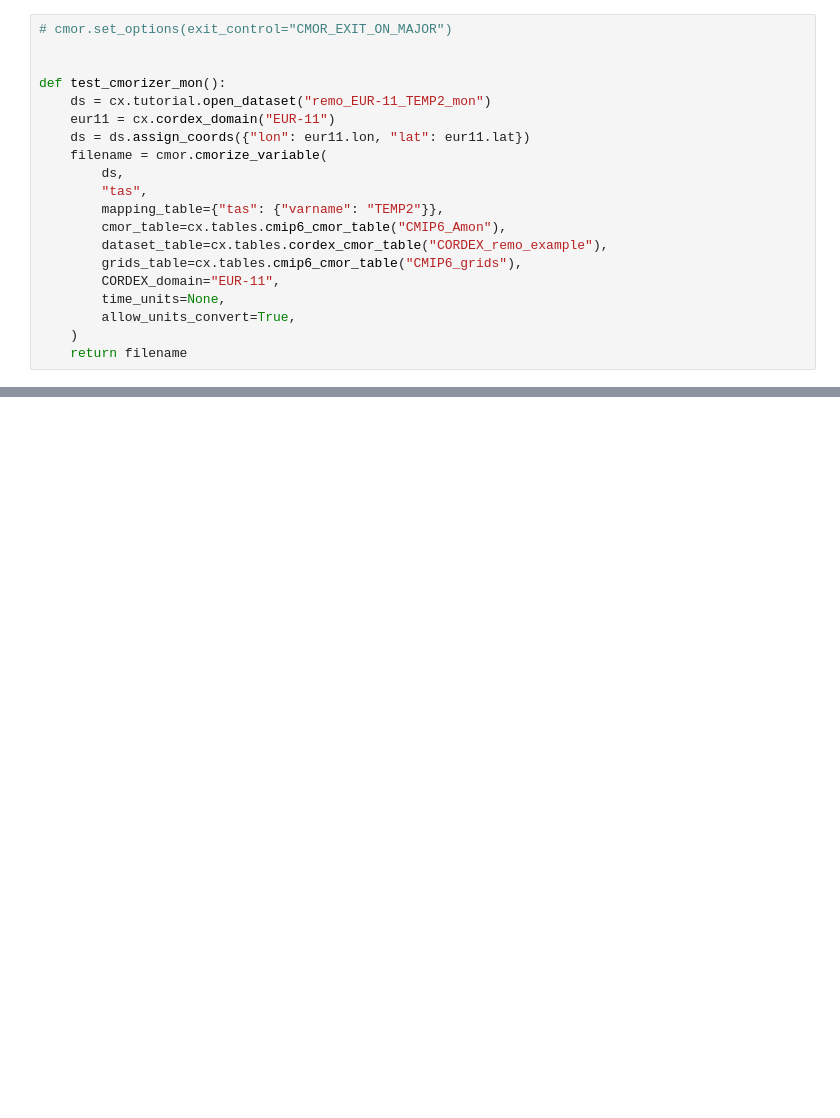
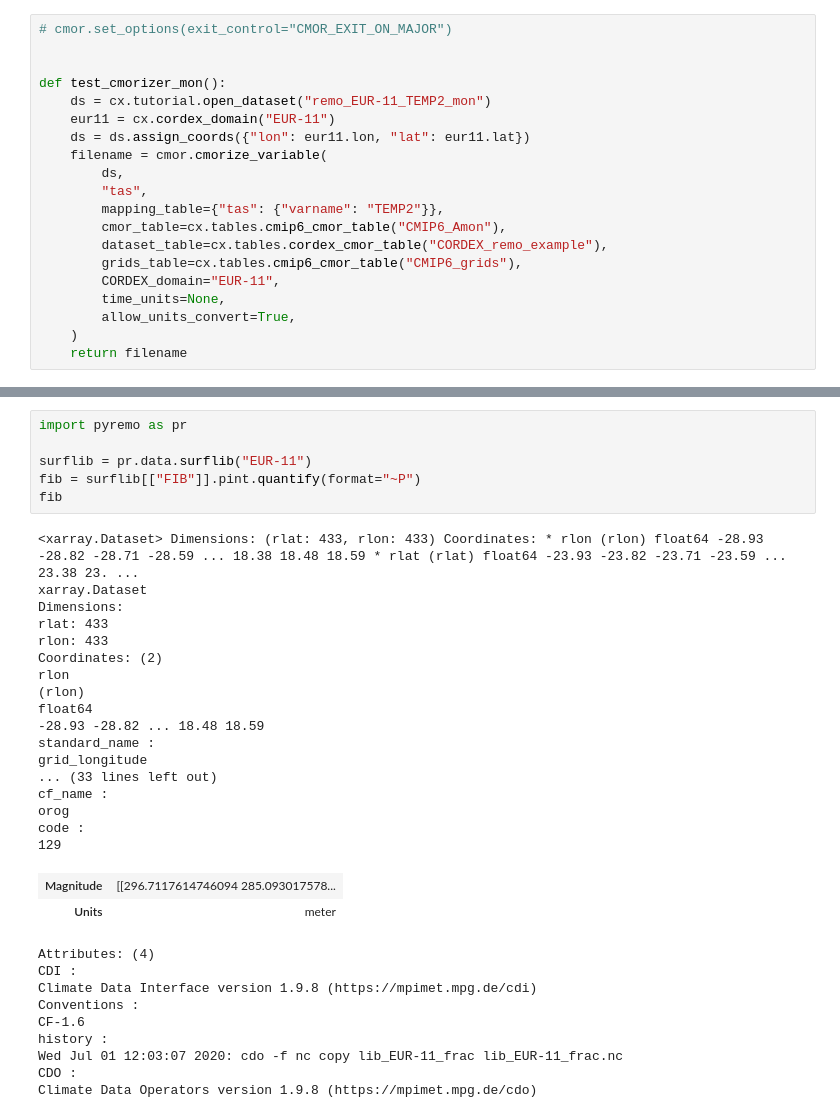
Before and after one commit to euro-cordex/py-cordex, a Jupyter notebook: notebooks/cmor-dev.ipynb, the cells around one changed output, grey strips where cells are left out. Drawn from its saved outputs; the diff is of its cells as text; blank space fills up the shorter version.

```diff
--- a/notebooks/cmor-dev.ipynb
+++ b/notebooks/cmor-dev.ipynb
@@ -63,0 +210,35 @@ Data variables:
+# %%
+import pyremo as pr
+
+surflib = pr.data.surflib("EUR-11")
+fib = surflib[["FIB"]].pint.quantify(format="~P")
+fib
+# %% [output]
+<xarray.Dataset> Dimensions: (rlat: 433, rlon: 433) Coordinates: * rlon (rlon) float64 -28.93 -28.82 -28.71 -28.59 ... 18.38 18.48 18.59 * rlat (rlat) float64 -23.93 -23.82 -23.71 -23.59 ... 23.38 23. ...
+xarray.Dataset
+Dimensions:
+rlat: 433
+rlon: 433
+Coordinates: (2)
+rlon
+(rlon)
+float64
+-28.93 -28.82 ... 18.48 18.59
+standard_name :
+grid_longitude
+... (33 lines left out)
+cf_name :
+orog
+code :
+129
+| Magnitude | [[296.7117614746094 285.093017578... |
+| Units | meter |
+Attributes: (4)
+CDI :
+Climate Data Interface version 1.9.8 (https://mpimet.mpg.de/cdi)
+Conventions :
+CF-1.6
+history :
+Wed Jul 01 12:03:07 2020: cdo -f nc copy lib_EUR-11_frac lib_EUR-11_frac.nc
+CDO :
+Climate Data Operators version 1.9.8 (https://mpimet.mpg.de/cdo)
```
Also changed, not shown: parts of 15 cells of this notebook.
